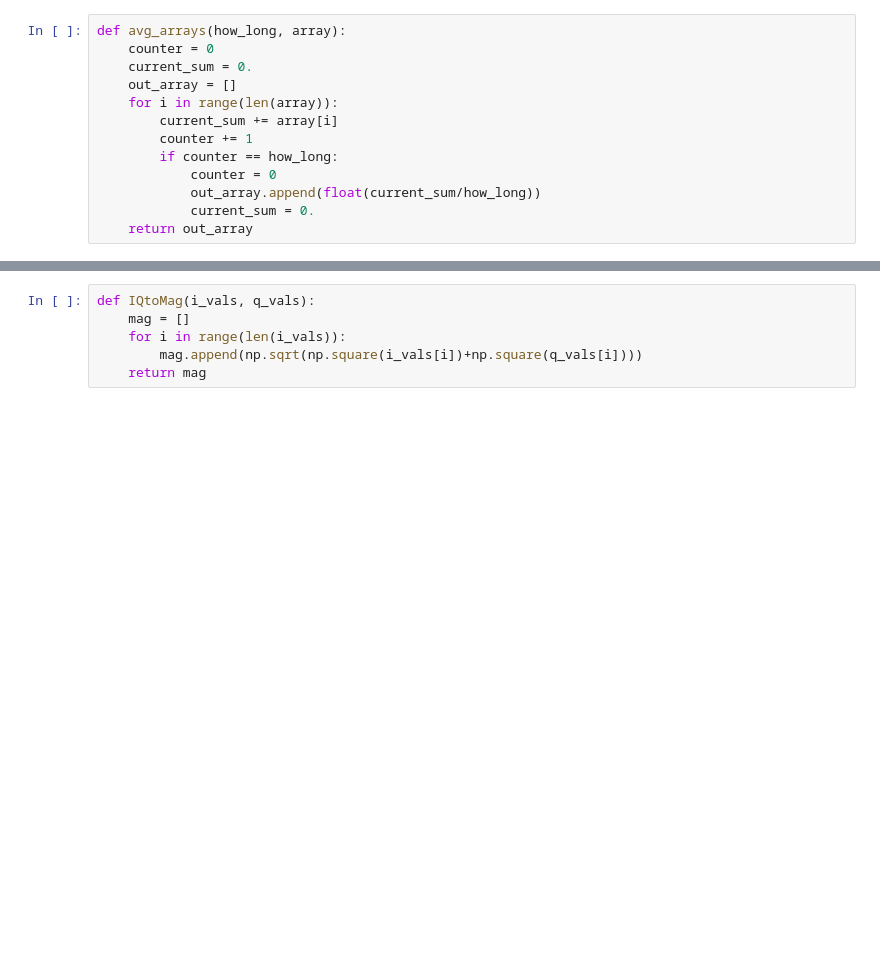
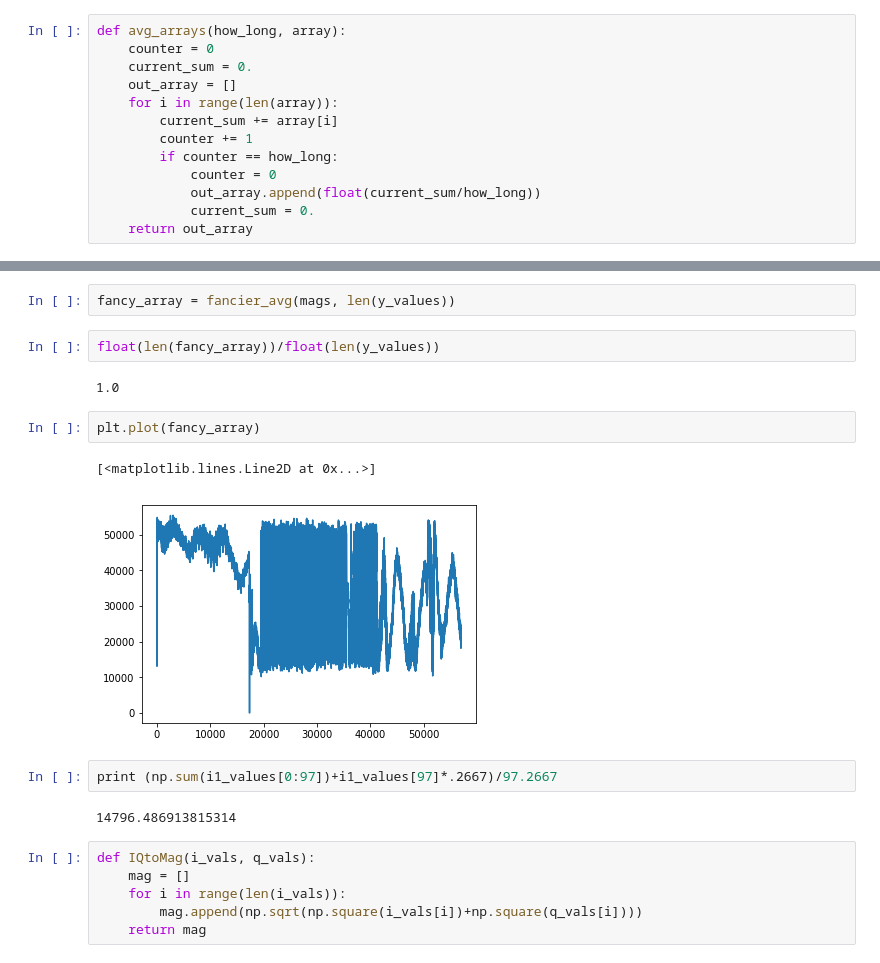
Before and after one commit to BlastTNG/mapmaking, a Jupyter notebook: Untitled.ipynb, the cells around one changed output, grey strips where cells are left out. Saved outputs shown, nothing was run; the diff lists cells and outputs as text; blank space fills up the shorter version.

```diff
--- a/Untitled.ipynb
+++ b/Untitled.ipynb
@@ -56,3 +122,18 @@ def avg_arrays(how_long, array):
+# %%
+fancy_array = fancier_avg(mags, len(y_values))
+# %%
+float(len(fancy_array))/float(len(y_values))
+# %% [output]
+1.0
+# %%
+plt.plot(fancy_array)
+# %% [output]
+[<matplotlib.lines.Line2D at 0x...>]
+[figure, added]
+# %%
+print (np.sum(i1_values[0:97])+i1_values[97]*.2667)/97.2667
+# %% [output]
+14796.486913815314
 # %%
 def IQtoMag(i_vals, q_vals):
     mag = []
```
Also changed, not shown: parts of 12 cells of this notebook, 2 other files.
